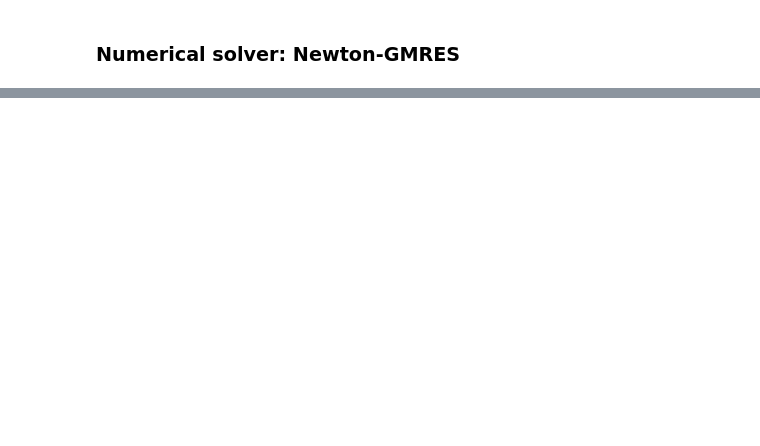
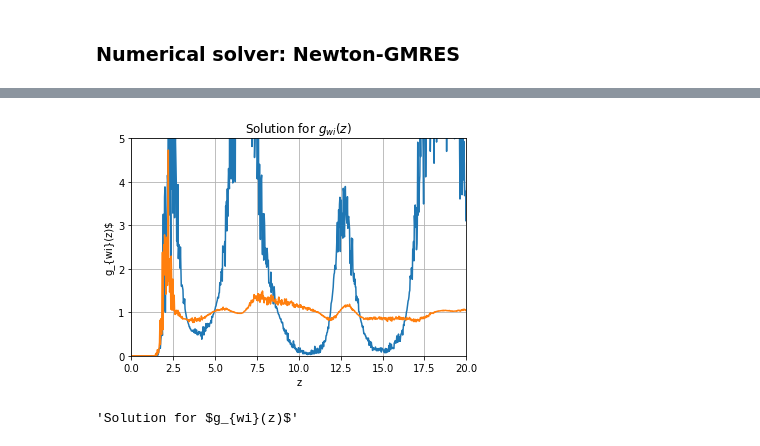
Before and after one commit to Mjboothaus/PhD-Thesis, a Jupyter notebook: notebooks/singlet_kcl.ipynb, the cells around one changed output, grey strips where cells are left out. Drawn from its saved outputs; the diff is of its cells as text; code cells hidden in the pictures; blank space fills up the shorter version.

```diff
--- a/notebooks/singlet_kcl.ipynb
+++ b/notebooks/singlet_kcl.ipynb
@@ -454,24 +502,22 @@ beta_psi * charge[0]
 # %%
-# TODO: Get limits to make sure treating end points of arrays appropriately
-
 def calc_tw(tw_in, beta_psi, rho, f1, f2, z):
     hw = calc_hw(tw_in, beta_phiw)
 
     for i in range(n_component):
         for k in range(n_point):
-            int_0_z[k, i] = trapezoid(y=hw[:k, i], x=z[:k])
-            int_z_infty[k, i] = trapezoid(y=z[k:] * hw[k:, i], x=z[k:])
+            integral_0_z[k, i] = trapezoid(y=hw[:k, i], x=z[:k])
+            integral_z_infty[k, i] = trapezoid(y=z[k:] * hw[k:, i], x=z[k:])
 
     for i in range(n_component):
-        tw[:, i] = -beta_psi * charge[i]
+        beta_psi_charge[:, i] = -beta_psi * charge[i]
         for k in range(n_point):
             z_minus_t = np.flip(z_indices[:k])
             t_minus_z = z_indices[k:] - k
             for j in range(n_component):
                 l = calc_l_index(i, j)
-                tw[k, i] = tw[k, i] + 2.0 * np.pi * rho[j] * (z[k] * f1[k, l] - f2[k, l] +
-                                                              (2.0 * beta * charge[i] * charge[j] / epsilon * 1e10) *
-                                                              (int_z_infty[k, j] + z[k] * int_0_z[k, j])
+                tw[k, i] = beta_psi_charge[k, i] + 2.0 * np.pi * rho[j] * (z[k] * f1[k, l] - f2[k, l] +
+                                                              (2.0 * beta * charge[i] * charge[j] / epsilon / 1e10) *
+                                                              (integral_z_infty[k, j] + z[k] * integral_0_z[k, j])
                                                               + trapezoid(y=hw[:k, j] * f1[z_minus_t, l])
                                                               + trapezoid(y=hw[k:, j] * f1[t_minus_z, l]))
-    return tw, int_0_z, int_z_infty
+    return tw
@@ -546,2 +523,0 @@ fast_plot(z, tw)
-# %%
-tw, _, _ = calc_tw(tw, beta_psi, rho, f1, f2, z)
@@ -560,5 +536,8 @@ def opt_func(tw):
 # %%
 tolerance = 1e-9
 # %%
-solution = optim.root(opt_func, tw_initial, method="krylov", jac=None, tol=tolerance, callback=None, options=None)
+# Documentation: https://scipy.github.io/devdocs/reference/optimize.root-krylov.html
+
+solution = optim.root(opt_func, tw_initial, method="krylov", jac=None,
+                      tol=tolerance, callback=None, options={"disp": True, "maxiter": 20})
 # %% [output]
@@ -572,6 +575,9 @@ make_simple_plot(z, tw_solution, "z", "t_{wi}(z)$", "Solution for $t_{wi}(z)$",
 # %%
 hw_solution = calc_hw(tw_solution, beta_phiw)
 # %%
-make_simple_plot(z, hw_solution+1, "z", "g_{wi}(z)$", "Solution for $g_{wi}(z)$", xliml=[0, 20], yliml=[-2, 2])
+make_simple_plot(z, hw_solution+1, "z", "g_{wi}(z)$", "Solution for $g_{wi}(z)$", xliml=[0, 20], yliml=[0, 5])
+# %% [output]
+[figure, added]
+'Solution for $g_{wi}(z)$'
 # %%
 opt_func(tw)
```
Also changed, not shown: parts of 32 cells of this notebook, 1 other file.
